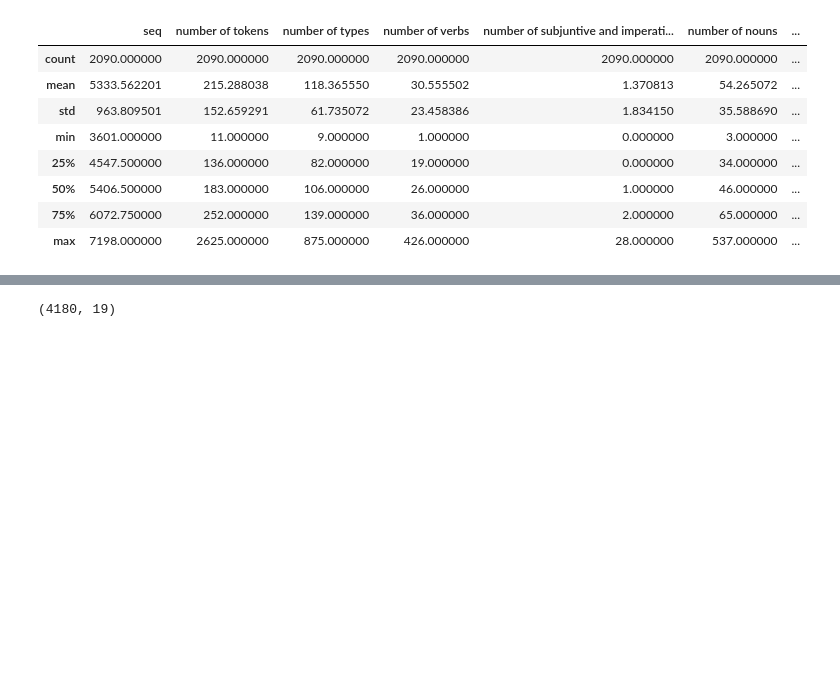
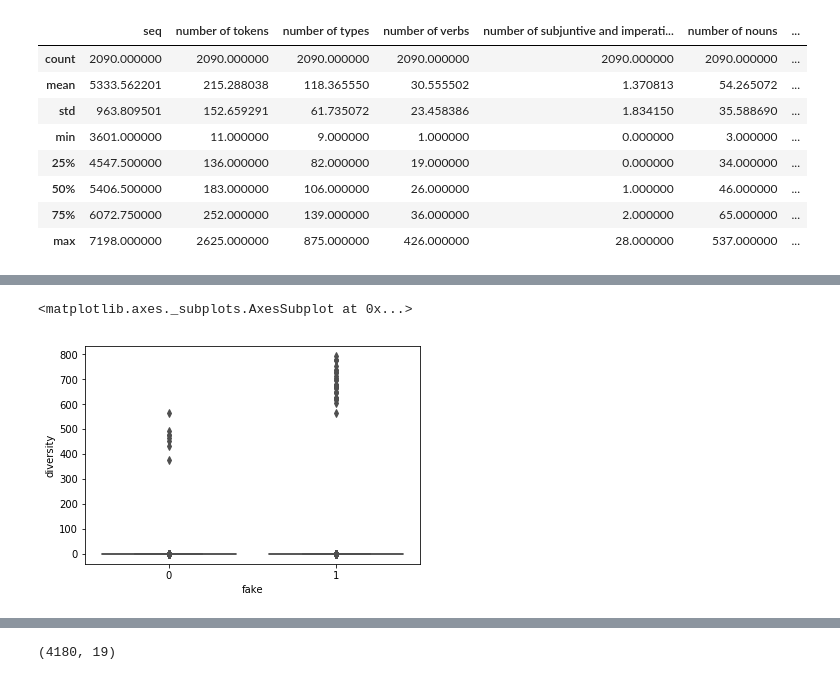
Before and after one commit to joaopaulopbjp/FakeNewsDetection, a Jupyter notebook: Fake News Classifier.ipynb, the cells around one changed output, grey strips where cells are left out. Cells and saved outputs as stored; diff of their text form; code cells hidden in the pictures; blank space fills up the shorter version.

```diff
--- a/Fake News Classifier.ipynb
+++ b/Fake News Classifier.ipynb
@@ -87,0 +101,6 @@ df_politica_fake.describe()
+# %%
+#sns.distplot(df_politica_real['diversity'])
+sns.boxplot(x="fake", y="diversity", data=df_politica,palette='rainbow')
+# %% [output]
+<matplotlib.axes._subplots.AxesSubplot at 0x...>
+[figure, added]
```
Also changed, not shown: parts of 40 cells of this notebook.
